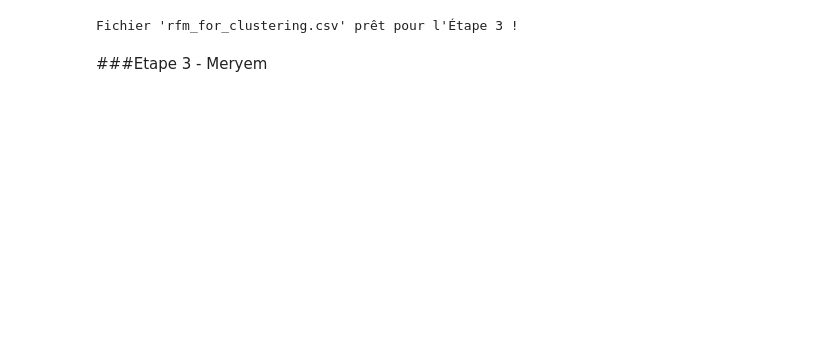
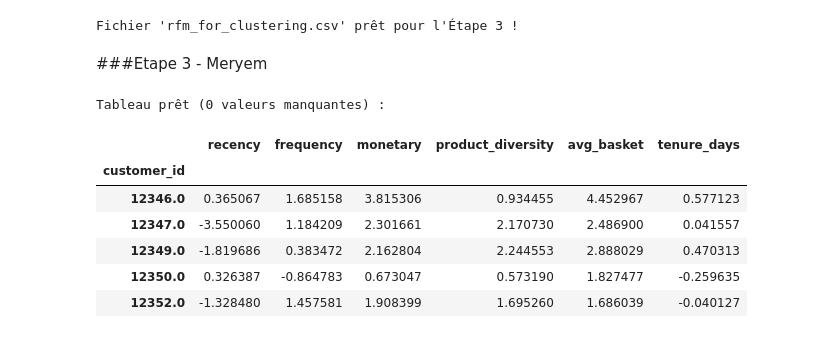
Before and after one commit to fds-imane/Data_Marketing, a Jupyter notebook: data_marketing_part_2.ipynb, the cells around one changed output. Drawn from its saved outputs; the diff is of its cells as text; code cells hidden in the pictures; blank space fills up the shorter version.

```diff
--- a/data_marketing_part_2.ipynb
+++ b/data_marketing_part_2.ipynb
@@ -263,3 +261,57 @@ print("Fichier 'rfm_for_clustering.csv' prêt pour l'Étape 3 !")
 Fichier 'rfm_for_clustering.csv' prêt pour l'Étape 3 !
 # %% [markdown]
 ###Etape 3 - Meryem
+# %%
+import pandas as pd
+import numpy as np
+from sklearn.preprocessing import StandardScaler
+from sklearn.cluster import KMeans
+import matplotlib.pyplot as plt
+
+# 1. Chargement et Nettoyage de base pour le clustering
+df_trans = pd.read_csv('transactions.csv')
+df_cust = pd.read_csv('customers.csv')
+df_trans['invoice_date'] = pd.to_datetime(df_trans['invoice_date'])
+df_trans['line_total'] = df_trans['quantity'] * df_trans['unit_price']
+
+# Pour le clustering, on ne garde que les transactions positives (>0)
+# pour éviter les problèmes de log et de moyennes faussées par les retours
+df_clean = df_trans[df_trans['line_total'] > 0].copy()
+
+# 2. Création des 6 Features
+snapshot_date = df_clean['invoice_date'].max()
+
+df_features = df_clean.groupby('customer_id').agg({
+    'invoice_date': lambda x: (snapshot_date - x.max()).days,  # 1. Récence
+    'invoice_id': 'nunique',                                 # 2. Fréquence
+    'line_total': 'sum',                                     # 3. Montant (Monetary)
+    'product_code': 'nunique'                                # 4. Diversité Produits
+})
+
+df_features.columns = ['recency', 'frequency', 'monetary', 'product_diversity']
+df_features['avg_basket'] = df_features['monetary'] / df_features['frequency'] # 5. Panier Moyen
+
+# Ajout de la 6ème feature : Ancienneté
+df_features = df_features.merge(df_cust[['customer_id', 'tenure_days']], on='customer_id')
+df_features.set_index('customer_id', inplace=True)
+
+# 3. Transformation Log (pour lisser) + Scaling (Standardisation)
+# On utilise log1p car toutes nos données sont maintenant > 0
+df_log = np.log1p(df_features)
+
+scaler = StandardScaler()
+df_scaled = pd.DataFrame(scaler.fit_transform(df_log),
+                         columns=df_features.columns,
+                         index=df_features.index)
+
+print("Tableau prêt (0 valeurs manquantes) :")
+display(df_scaled.head())
+# %% [output]
+Tableau prêt (0 valeurs manquantes) :
+|  | recency | frequency | monetary | product_diversity | avg_basket | tenure_days |
+| customer_id |  |  |  |  |  |  |
+| 12346.0 | 0.365067 | 1.685158 | 3.815306 | 0.934455 | 4.452967 | 0.577123 |
+| 12347.0 | -3.550060 | 1.184209 | 2.301661 | 2.170730 | 2.486900 | 0.041557 |
+| 12349.0 | -1.819686 | 0.383472 | 2.162804 | 2.244553 | 2.888029 | 0.470313 |
+| 12350.0 | 0.326387 | -0.864783 | 0.673047 | 0.573190 | 1.827477 | -0.259635 |
+| 12352.0 | -1.328480 | 1.457581 | 1.908399 | 1.695260 | 1.686039 | -0.040127 |
```
Also changed, not shown: parts of 15 cells of this notebook.
